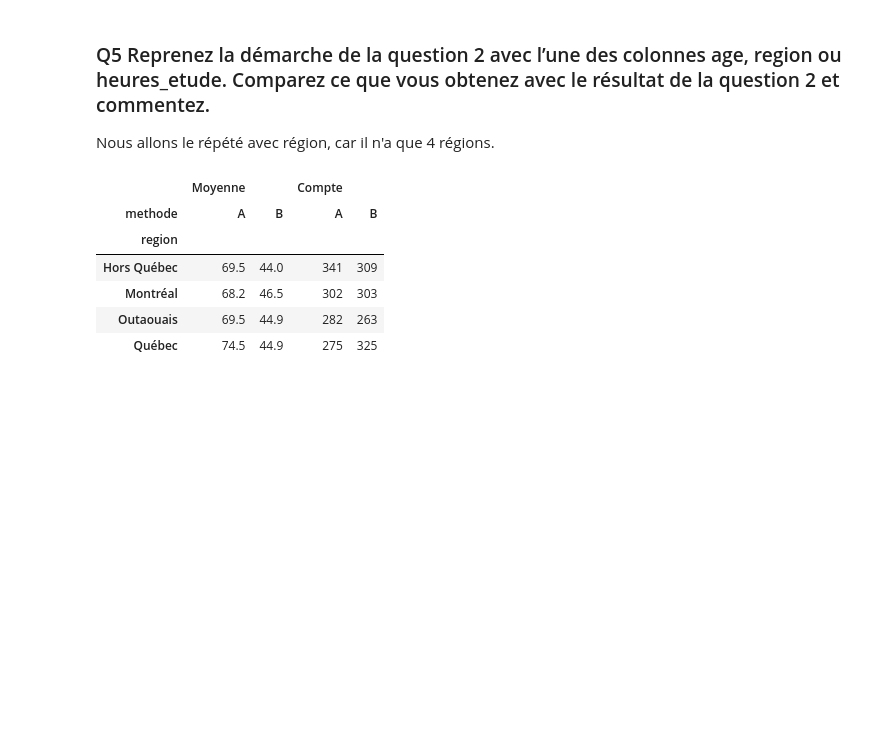
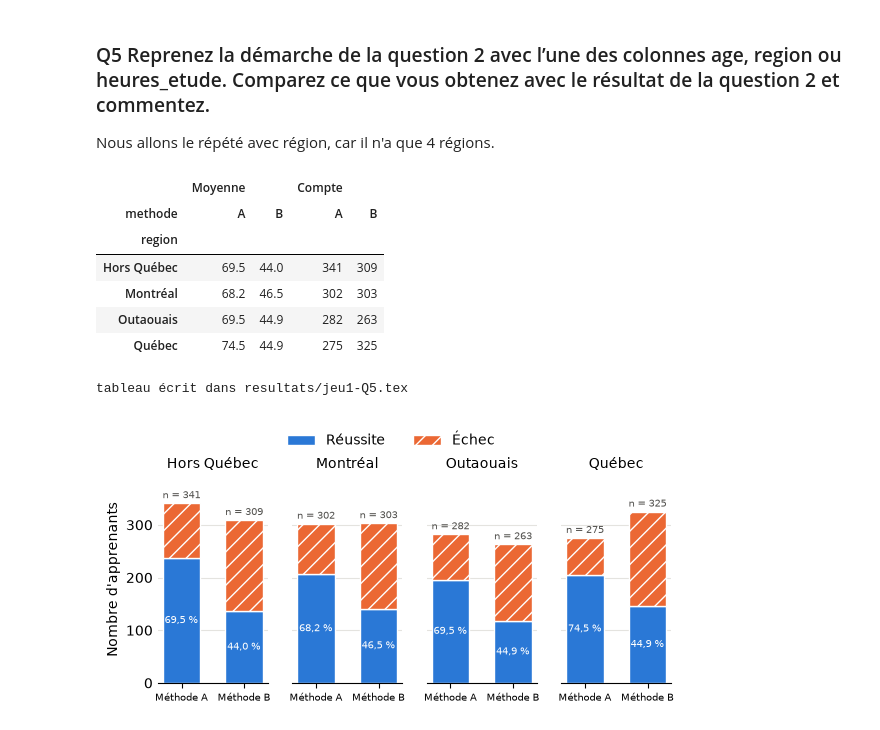
Before and after one commit to Dandalex/Devoir1ConceptStat, a Jupyter notebook: Dandrea_Devoir_I.ipynb, the cells around one changed output. Cells and saved outputs as stored; diff of their text form; code cells hidden in the pictures; blank space fills up the shorter version.

```diff
--- a/Dandrea_Devoir_I.ipynb
+++ b/Dandrea_Devoir_I.ipynb
@@ -296,3 +296,55 @@ results_by_region
 | Montréal | 68.2 | 46.5 | 302 | 303 |
 | Outaouais | 69.5 | 44.9 | 282 | 263 |
 | Québec | 74.5 | 44.9 | 275 | 325 |
+# %%
+# [IA] Code généré par Claude : export du tableau par région vers le rapport (jeu 1, Q5)
+ecrire_tableau("jeu1-Q5", results_by_region)
+# %% [output]
+tableau écrit dans resultats/jeu1-Q5.tex
+# %%
+# [IA] Code généré par Claude : figure réussite / échec par méthode et par région (jeu 1, Q5)
+# Même présentation que la figure Q2 : un panneau par région ; dans chaque panneau,
+# une barre par méthode, empilée en réussite (bas) et échec (haut). Hauteur totale = effectif.
+regions = sorted(df.region.unique())
+comptes_region = pd.crosstab([df.region, df.methode], df.reussite)
+
+fig, axes = plt.subplots(1, len(regions), figsize=(6, 3), sharey=True)
+for ax, region in zip(axes, regions):
+    reussis = [comptes_region.loc[(region, m), 1] for m in methodes]
+    echecs = [comptes_region.loc[(region, m), 0] for m in methodes]
+    totaux = [r + e for r, e in zip(reussis, echecs)]
+
+    barres_reussite = ax.bar(methodes, reussis, width=0.6, color="#2a78d6", label="Réussite",
+                             edgecolor="white", linewidth=1)
+    ax.bar(methodes, echecs, width=0.6, bottom=reussis, color="#eb6834", hatch="//",
+           label="Échec", edgecolor="white", linewidth=1)
+
+    # Taux de réussite (%) au centre de la partie réussite, avec virgule décimale.
+    ax.bar_label(barres_reussite,
+                 labels=[f"{100 * r / t:.1f} %".replace(".", ",") for r, t in zip(reussis, totaux)],
+                 label_type="center", fontsize=7, color="white")
+
+    # Effectif total au-dessus de chaque barre.
+    for x, n in zip(methodes, totaux):
+        ax.annotate(f"n = {n}", (x, n), xytext=(0, 2), textcoords="offset points",
+                    ha="center", va="bottom", fontsize=7, color="#52514e")
+
+    ax.set_title(region, fontsize=10)
+    ax.set_xticks(range(len(methodes)), [f"Méthode {m}" for m in methodes], fontsize=7)
+    ax.grid(axis="y", color="#e4e3df", linewidth=0.8)
+    ax.set_axisbelow(True)
+    for cote in ("top", "right", "left"):
+        ax.spines[cote].set_visible(False)
+    ax.tick_params(axis="y", length=0)
+
+axes[0].set_ylabel("Nombre d'apprenants")
+axes[0].set_ylim(0, 1.15 * comptes_region.sum(axis=1).max())
+poignees, etiquettes = axes[0].get_legend_handles_labels()
+fig.legend(poignees, etiquettes, loc="upper center", ncols=2, frameon=False,
+           bbox_to_anchor=(0.5, 1.0))
+
+fig.tight_layout(rect=(0, 0, 1, 0.92))
+fig.savefig(DOSSIER_FIGURES / "jeu1_region.pdf")
+plt.show()
+# %% [output]
+[figure, added]
```
Also changed, not shown: 1 other file.
